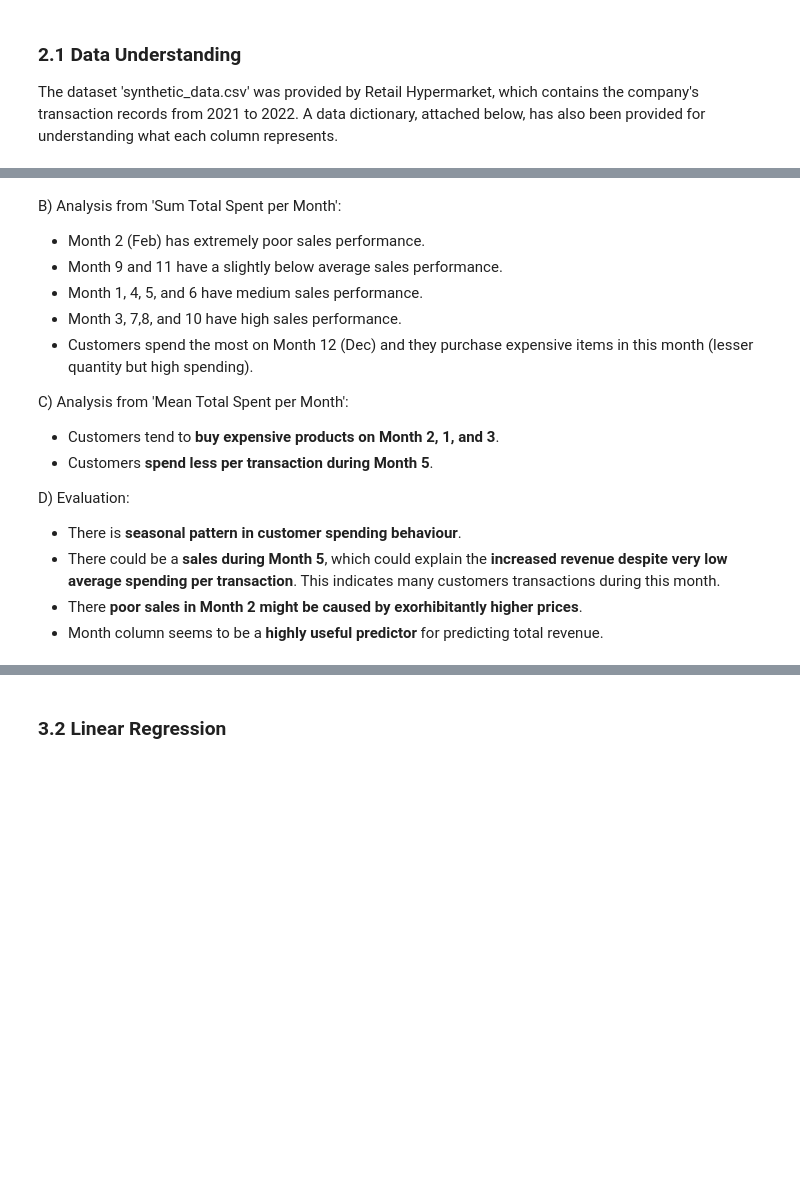
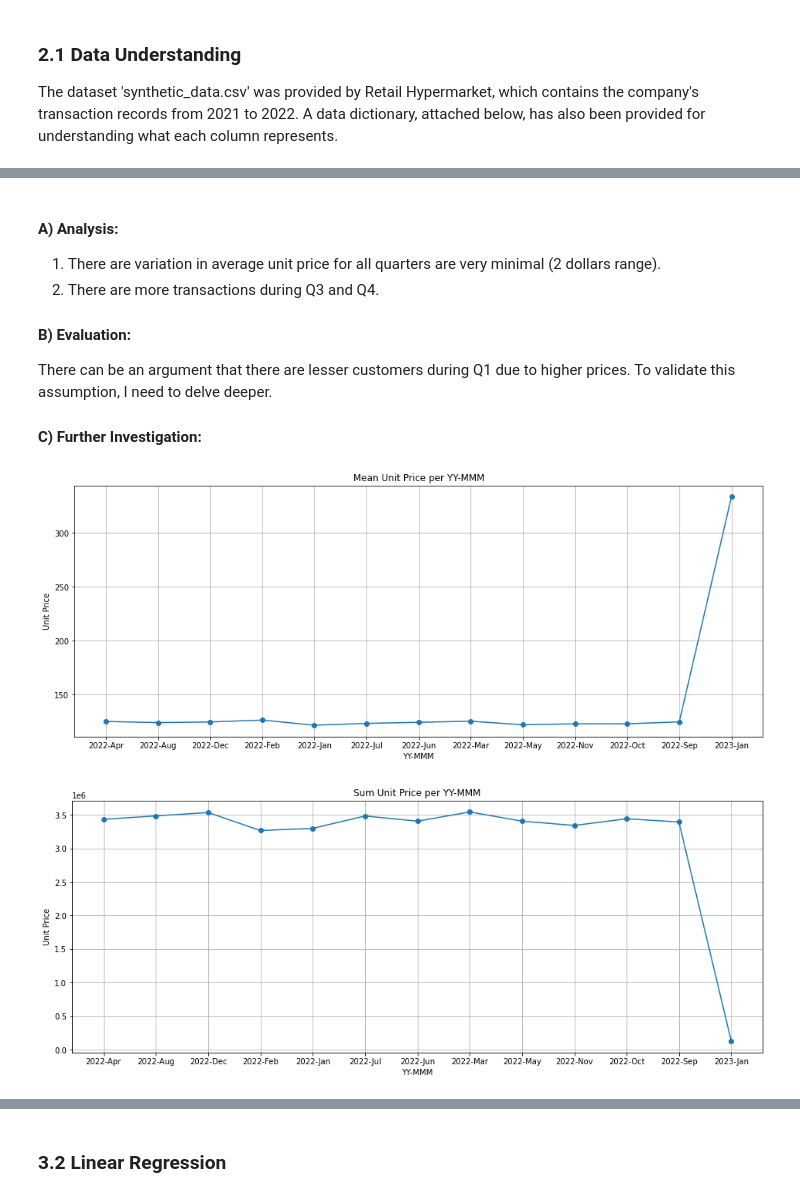
Before and after one commit to Javen05/Machine-Learning, a Jupyter notebook: 2202934B_MLDM.ipynb, the cells around one changed output, grey strips where cells are left out. Saved outputs shown, nothing was run; the diff lists cells and outputs as text; code cells hidden in the pictures; blank space fills up the shorter version.

```diff
--- a/2202934B_MLDM.ipynb
+++ b/2202934B_MLDM.ipynb
@@ -269,17 +299,17 @@ eda_plot('Month', 'Total_Spent', measurement='mean')
 # %% [markdown]
-B) Analysis from 'Sum Total Spent per Month':
-- Month 2 (Feb) has extremely poor sales performance.
-- Month 9 and 11 have a slightly below average sales performance.
-- Month 1, 4, 5, and 6 have medium sales performance.
-- Month 3, 7,8, and 10 have high sales performance.
-- Customers spend the most on Month 12 (Dec) and they purchase expensive items in this month (lesser quantity but high spending).
+#### A) Analysis:
+1. There are variation in average unit price for all quarters are very minimal (2 dollars range).
+2. There are more transactions during Q3 and Q4.
 
-C) Analysis from 'Mean Total Spent per Month':
-- Customers tend to **buy expensive products on Month 2, 1, and 3**.
-- Customers **spend less per transaction during Month 5**.
+#### B) Evaluation:
+There can be an argument that there are lesser customers during Q1 due to higher prices. To validate this assumption, I need to delve deeper.
 
-D) Evaluation:
-- There is **seasonal pattern in customer spending behaviour**.
-- There could be a **sales during Month 5**, which could explain the **increased revenue despite very low average spending per transaction**. This indicates many customers transactions during this month.
-- There **poor sales in Month 2 might be caused by exorhibitantly higher prices**.
-- Month column seems to be a **highly useful predictor** for predicting total revenue.
+#### C) Further Investigation:
+# %%
+# Create the 'YY-MMM' column
+df['YY-MMM'] = df['Datetime'].dt.strftime('%Y-%b')
+eda_plot(df, 'YY-MMM', 'Unit_Price', measurement='mean')
+eda_plot(df, 'YY-MMM', 'Unit_Price', measurement='sum')
+# %% [output]
+[figure, added]
+[figure, added]
```
Also changed, not shown: parts of 135 cells of this notebook, 1 other file.
